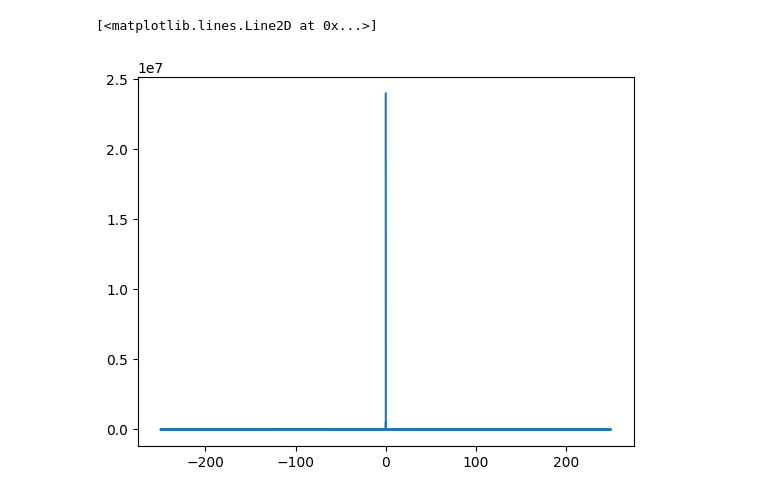
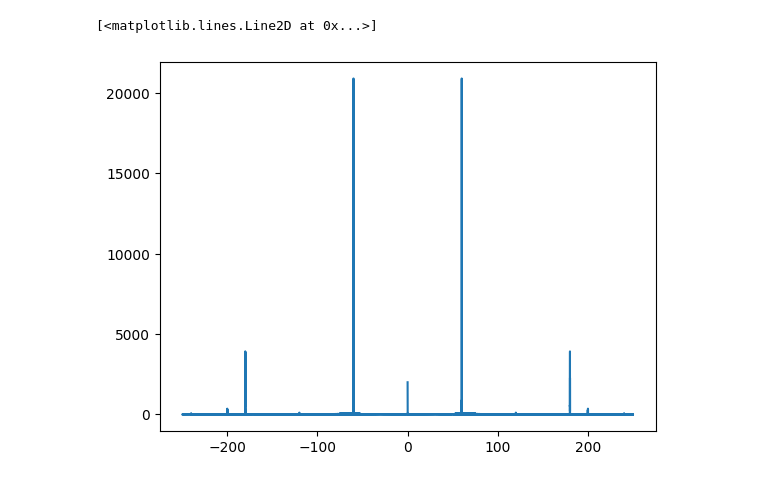
Before and after one commit to derick-amontagna/master-degree-ufsc-electrical-engineering, a Jupyter notebook: PSB/T1/ex04.ipynb, the cells around one changed output. Saved outputs shown, nothing was run; the diff lists cells and outputs as text; code cells hidden in the pictures.

```diff
--- a/PSB/T1/ex04.ipynb
+++ b/PSB/T1/ex04.ipynb
@@ -12,0 +14,7 @@ plt.xlim([0, 0.5])
+# %%
+fs = 500
+dur = 480.4 # ~ 8 mins
+N = int(fs * dur)
+signal = df['signal'].to_numpy()
+signal_filter = window_hamming_high_pass(signal, 50, 3, fs, dur)
+df['signal_filter'] = signal_filter
@@ -12,0 +39,11 @@ plt.xlim([0, 0.5])
+# %%
+x = df['signal_filter'].to_numpy()
+N = len(x)
+y =  np.zeros(N)
+for n in range(0, N):
+    y[n] = x[n] - 1.9021*x[n-1] + x[n-2] + 1.8038*y[n-1] - 0.9483*y[n-2]
+
+fig, axs = plt.subplots(2)
+df['signal_filter_notch'] = y
+df.plot(x='t', y='signal_filter', ax=axs[0])
+df.plot(x='t', y='signal_filter_notch', ax=axs[1])
@@ -13,13 +53,13 @@ plt.xlim([0, 0.5])
 # %%
 fs = 500
 dur = 480.4 # ~ 8 mins
 N = int(fs * dur)
 
-signal = df['signal'].to_numpy()
-yf = fft(signal)
+signal_filter_notch = df['signal_filter_notch'].to_numpy()
+yf = fft(signal_filter_notch)
 xf = fftfreq(N, 1 / fs)
 
 plt.plot(xf, np.abs(yf))
 # %% [output]
 [<matplotlib.lines.Line2D at 0x...>]
-[figure, old version]
+[figure, new version]
```
Also changed, not shown: parts of 6 cells of this notebook, 3 other files.
